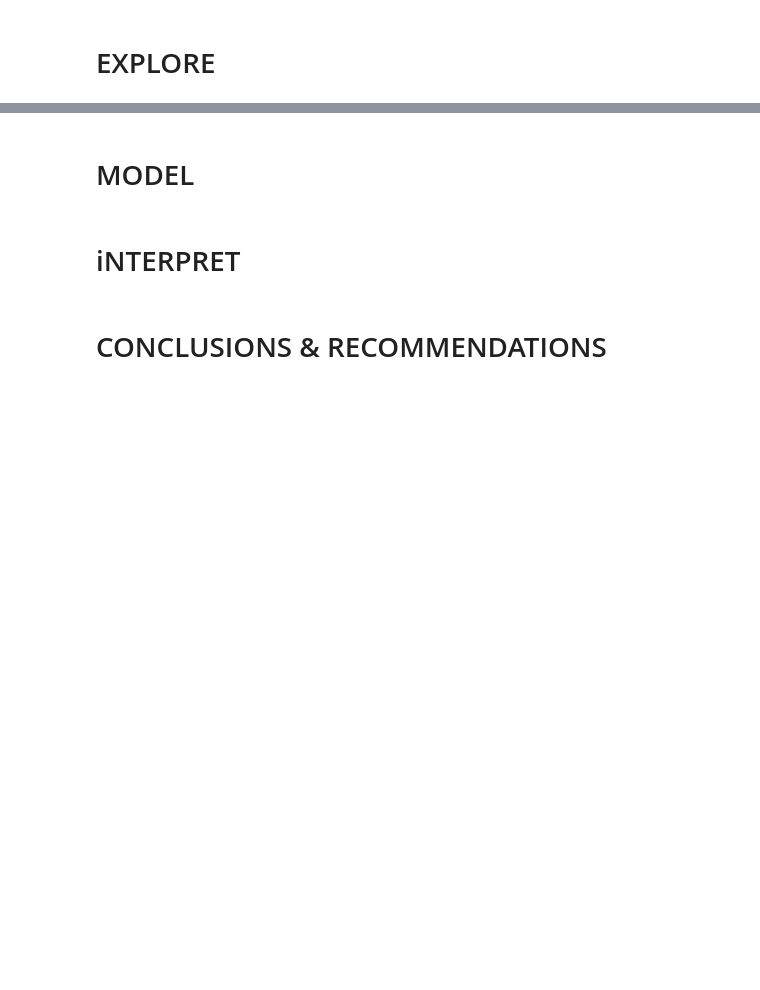
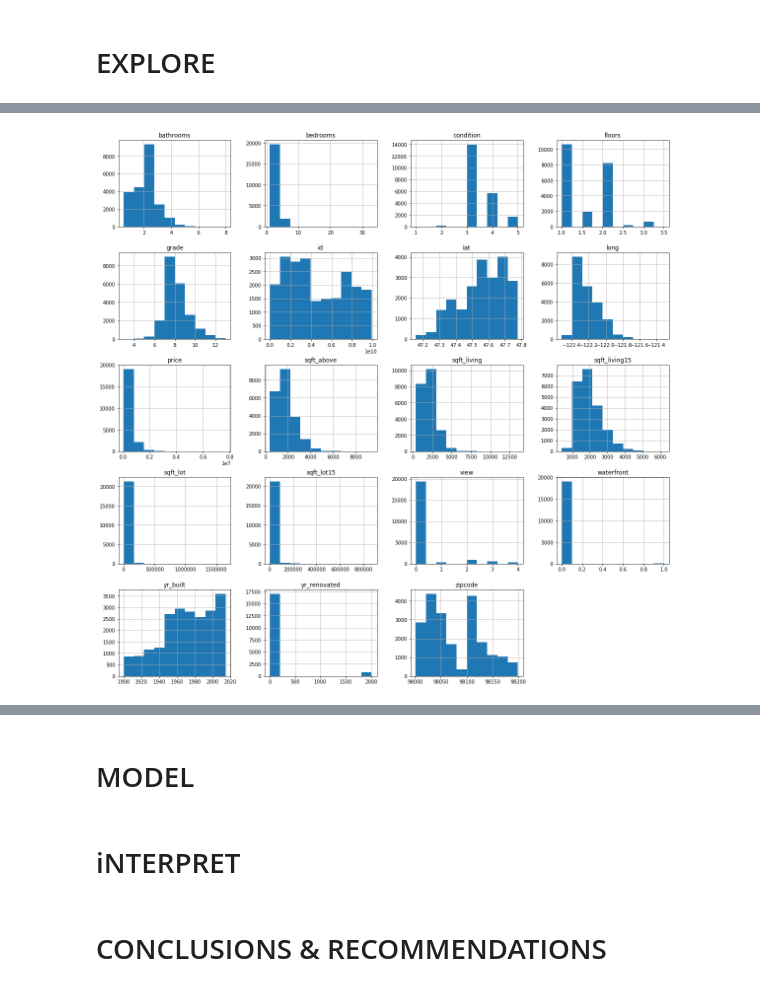
Before and after one commit to terryollila/dsc-v2-mod1-final-project-online-ds-ft-100719, a Jupyter notebook: study_group_starter.ipynb, the cells around one changed output, grey strips where cells are left out. Saved outputs shown, nothing was run; the diff lists cells and outputs as text; code cells hidden in the pictures; blank space fills up the shorter version.

```diff
--- a/study_group_starter.ipynb
+++ b/study_group_starter.ipynb
@@ -148,0 +275,4 @@ README.md                       student.ipynb
+# %%
+df.hist(figsize=(20,20));
+# %% [output]
+[figure, added]
```
Also changed, not shown: parts of 11 cells of this notebook, 2 other files.
